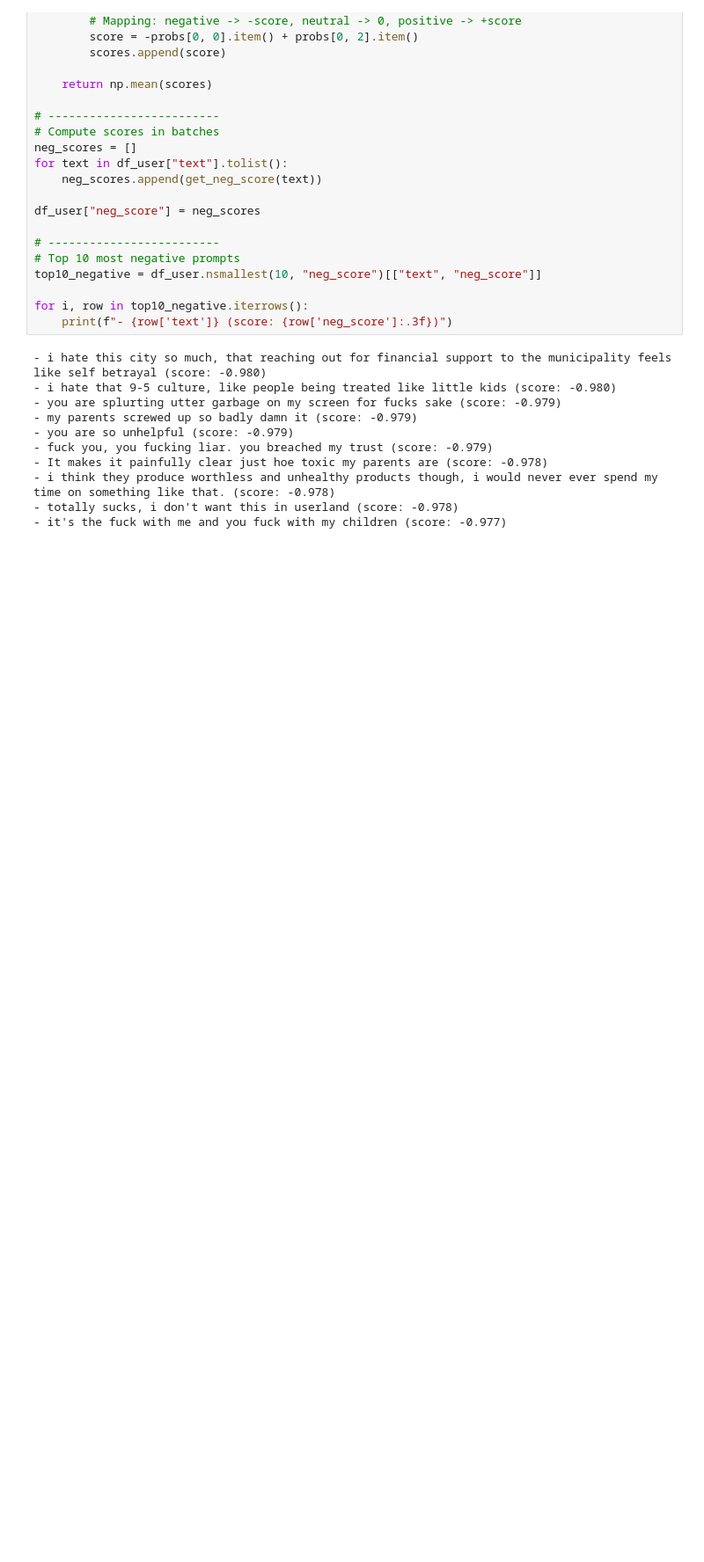
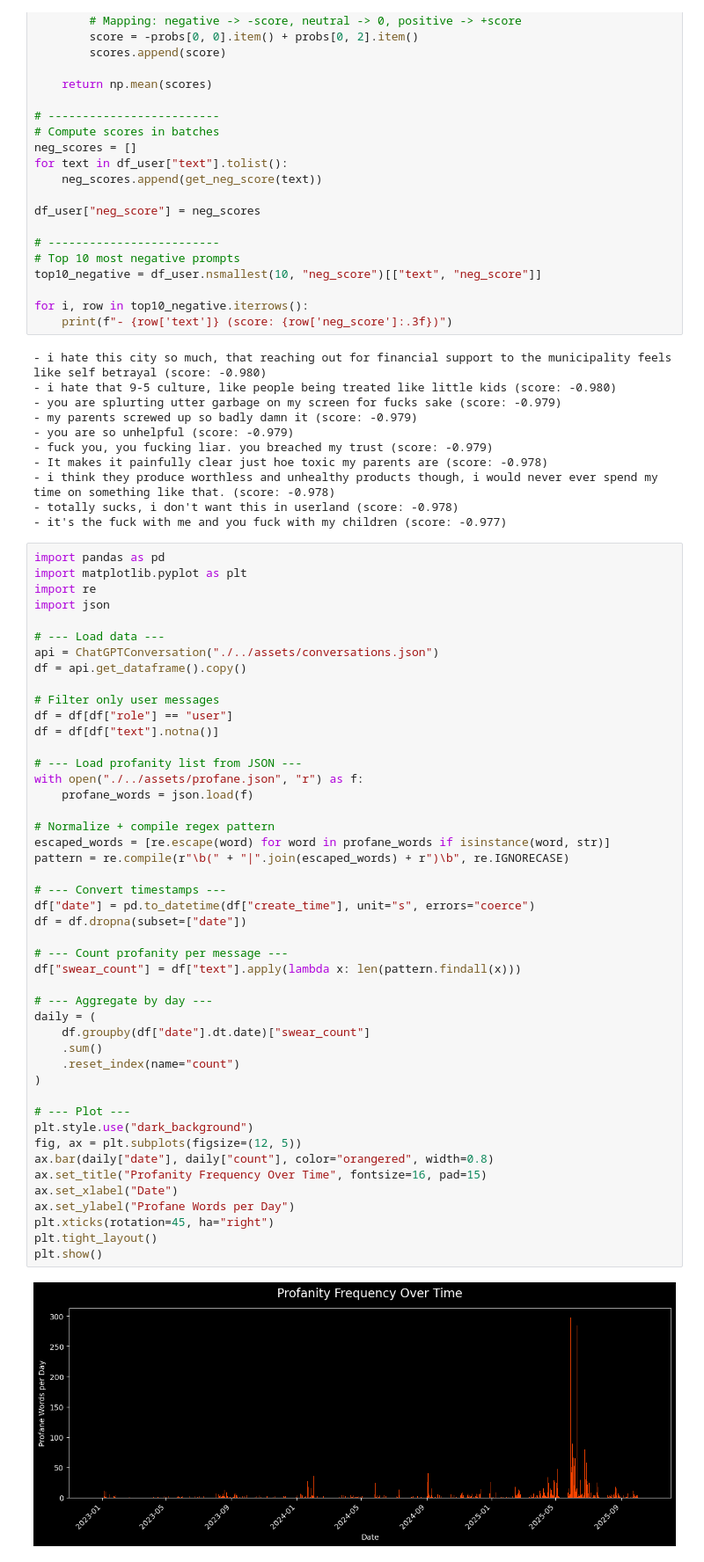
Before and after one commit to donverduyn/chatgpt-analysis, a Jupyter notebook: notebooks/categories.ipynb, the cells around one changed output. Shown at 88% size. Drawn from its saved outputs; the diff is of its cells as text; blank space fills up the shorter version.

```diff
--- a/notebooks/categories.ipynb
+++ b/notebooks/categories.ipynb
@@ -765,3 +214,51 @@ for i, row in top10_negative.iterrows():
 - i think they produce worthless and unhealthy products though, i would never ever spend my time on something like that. (score: -0.978)
 - totally sucks, i don't want this in userland (score: -0.978)
 - it's the fuck with me and you fuck with my children (score: -0.977)
+# %%
+import pandas as pd
+import matplotlib.pyplot as plt
+import re
+import json
+
+# --- Load data ---
+api = ChatGPTConversation("./../assets/conversations.json")
+df = api.get_dataframe().copy()
+
+# Filter only user messages
+df = df[df["role"] == "user"]
+df = df[df["text"].notna()]
+
+# --- Load profanity list from JSON ---
+with open("./../assets/profane.json", "r") as f:
+    profane_words = json.load(f)
+
+# Normalize + compile regex pattern
+escaped_words = [re.escape(word) for word in profane_words if isinstance(word, str)]
+pattern = re.compile(r"\b(" + "|".join(escaped_words) + r")\b", re.IGNORECASE)
+
+# --- Convert timestamps ---
+df["date"] = pd.to_datetime(df["create_time"], unit="s", errors="coerce")
+df = df.dropna(subset=["date"])
+
+# --- Count profanity per message ---
+df["swear_count"] = df["text"].apply(lambda x: len(pattern.findall(x)))
+
+# --- Aggregate by day ---
+daily = (
+    df.groupby(df["date"].dt.date)["swear_count"]
+    .sum()
+    .reset_index(name="count")
+)
+
+# --- Plot ---
+plt.style.use("dark_background")
+fig, ax = plt.subplots(figsize=(12, 5))
+ax.bar(daily["date"], daily["count"], color="orangered", width=0.8)
+ax.set_title("Profanity Frequency Over Time", fontsize=16, pad=15)
+ax.set_xlabel("Date")
+ax.set_ylabel("Profane Words per Day")
+plt.xticks(rotation=45, ha="right")
+plt.tight_layout()
+plt.show()
+# %% [output]
+[figure, added]
```
Also changed, not shown: parts of 19 cells of this notebook, 5 other files.
